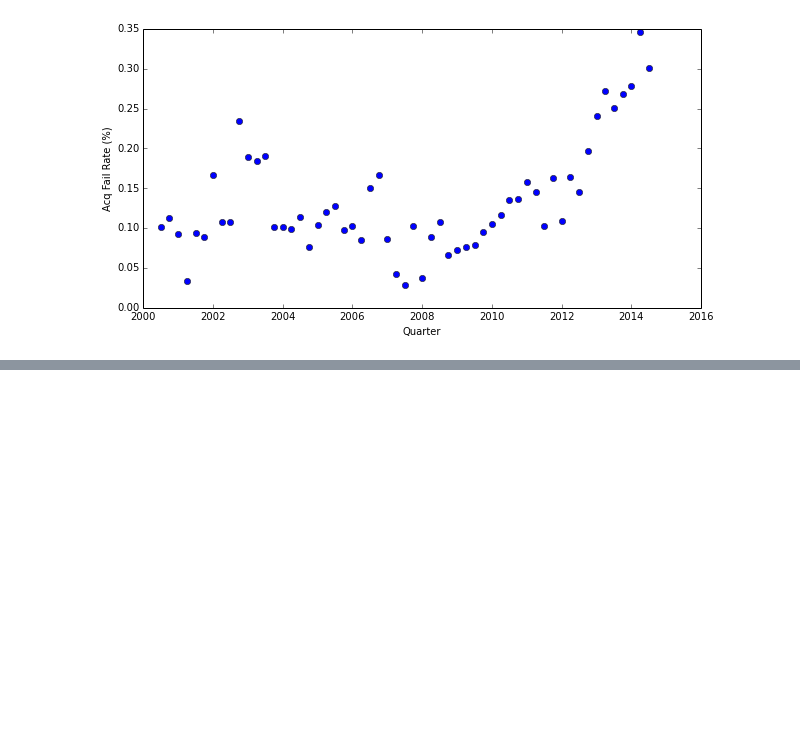
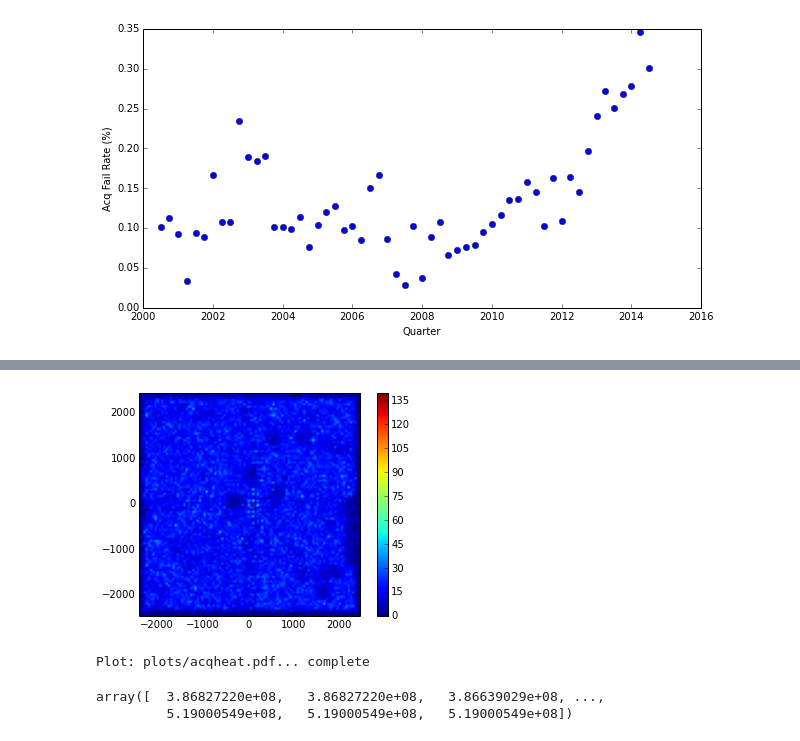
Before and after one commit to sot/aca_stats, a Jupyter notebook: dataexploration.ipynb, the cells around one changed output, grey strips where cells are left out. Saved outputs shown, nothing was run; the diff lists cells and outputs as text; code cells hidden in the pictures; blank space fills up the shorter version.

```diff
--- a/dataexploration.ipynb
+++ b/dataexploration.ipynb
@@ -135,0 +175,10 @@ plot_failures(mag10, 'plots/mag10.pdf')
+# %%
+plot_failedheat(obs_acq, 'plots/acqheat.pdf')
+# %% [output]
+[figure, added]
+Plot: plots/acqheat.pdf... complete
+# %%
+f.smlset(acq_data, 'mag_floor', 10.0)
+# %% [output]
+array([  3.86827220e+08,   3.86827220e+08,   3.86639029e+08, ...,
+         5.19000549e+08,   5.19000549e+08,   5.19000549e+08])
```
Also changed, not shown: parts of 9 cells of this notebook, 1 other file.
